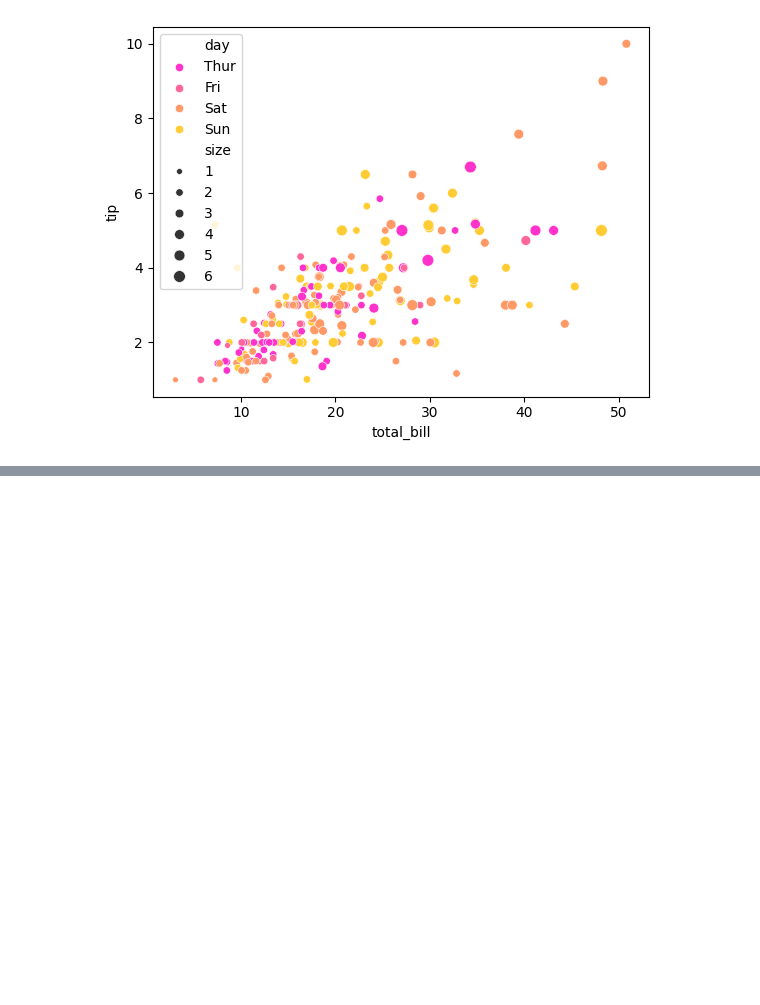
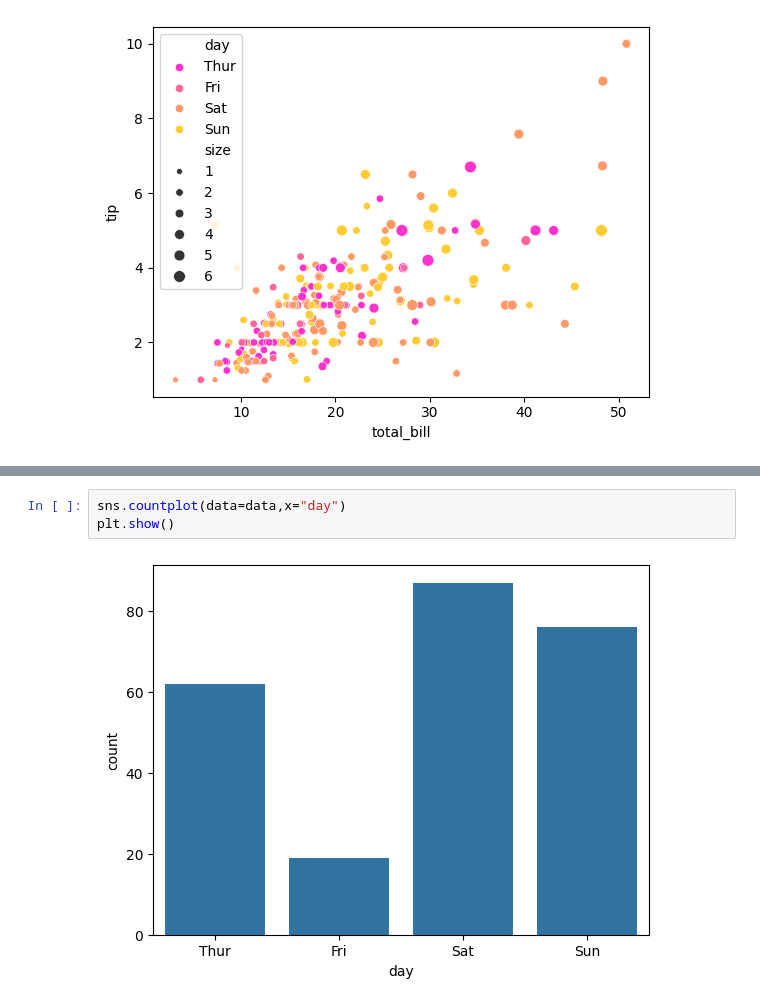
Before and after one commit to jaskiratbudhmaan-ship-it/LocalRepo, a Jupyter notebook: Seaborn.ipynb, the cells around one changed output, grey strips where cells are left out. Cells and saved outputs as stored; diff of their text form; blank space fills up the shorter version.

```diff
--- a/Seaborn.ipynb
+++ b/Seaborn.ipynb
@@ -240,0 +308,5 @@ plt.show()
+# %%
+sns.countplot(data=data,x="day")
+plt.show()
+# %% [output]
+[figure, added]
```
Also changed, not shown: parts of 86 cells of this notebook.
